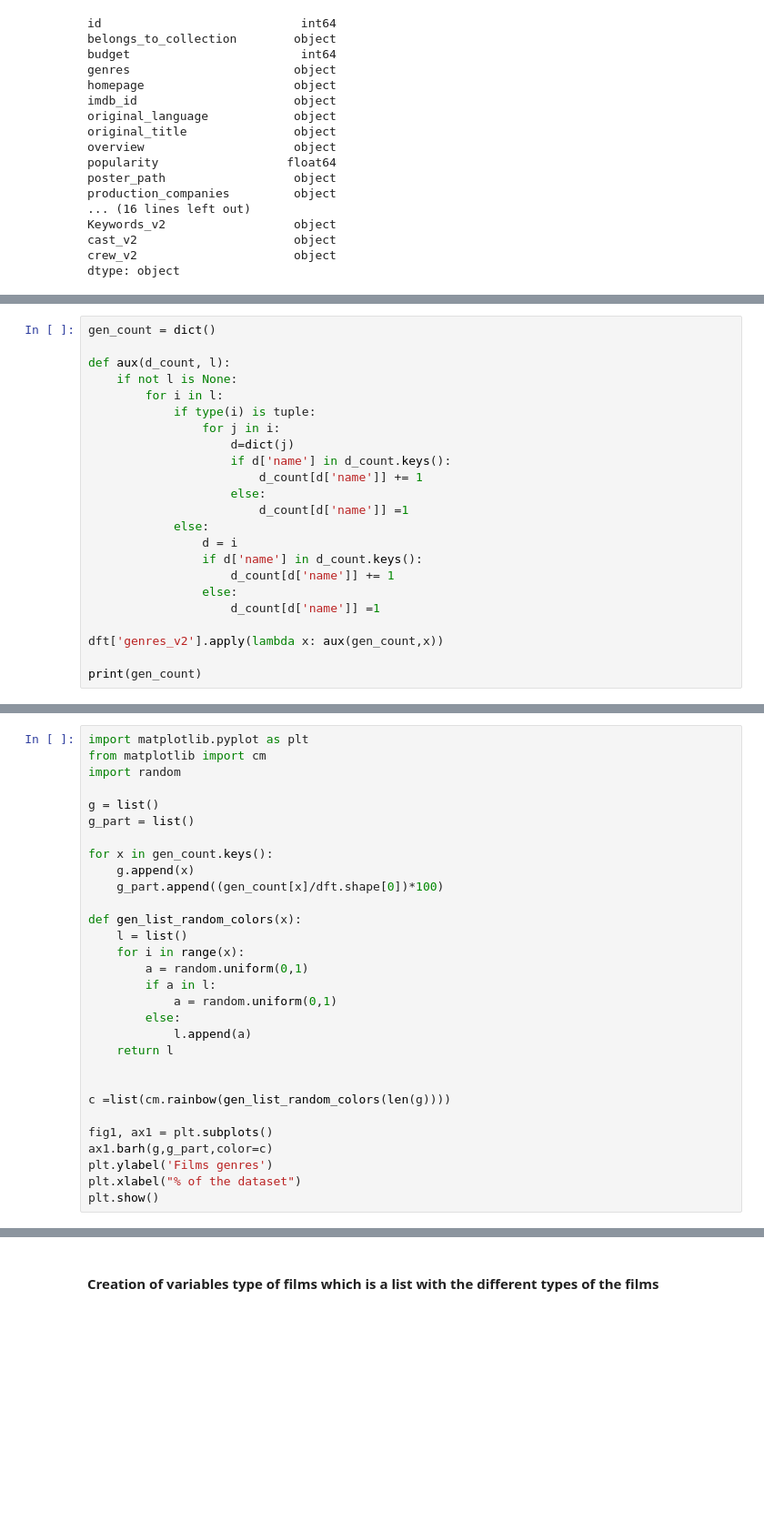
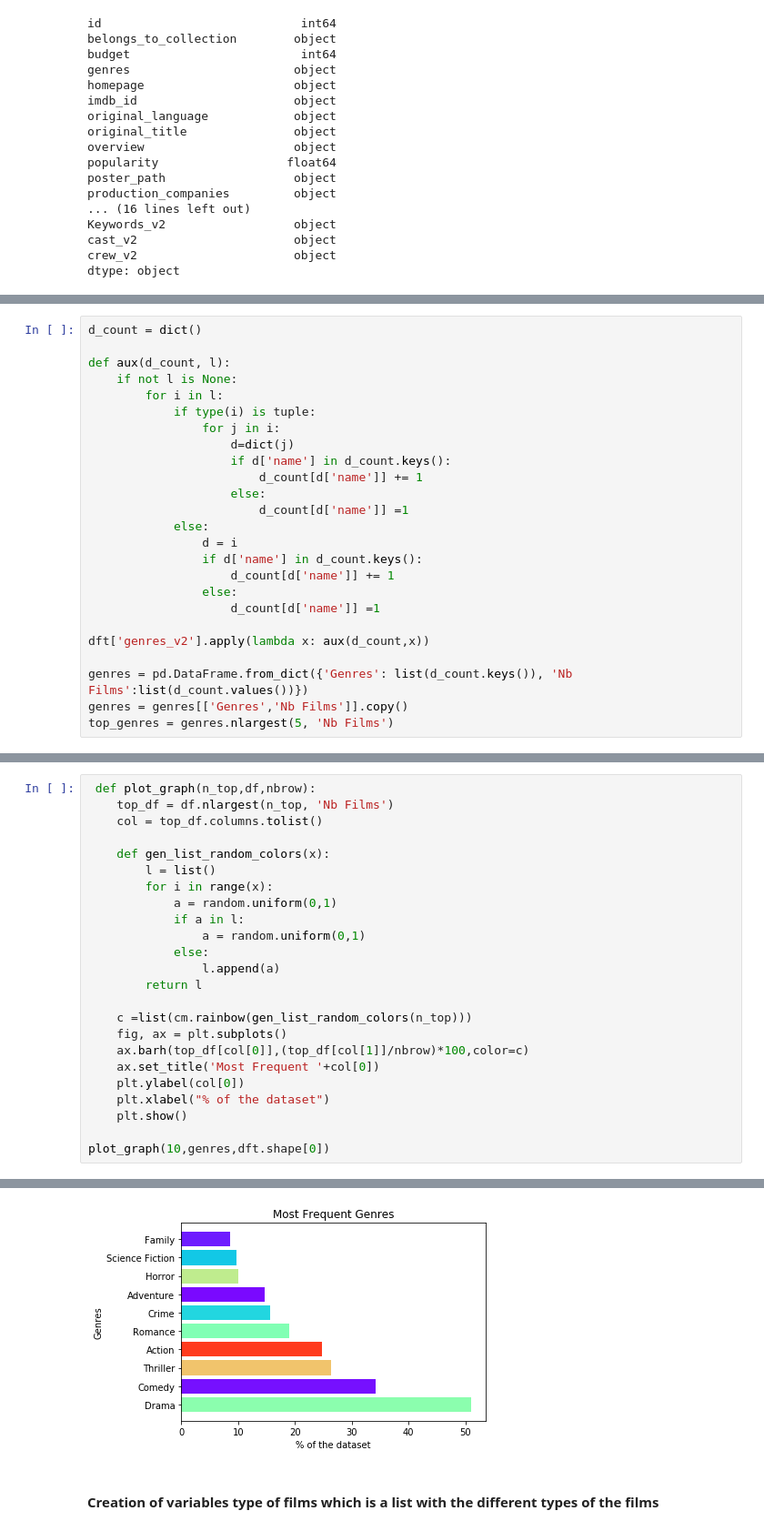
Before and after one commit to wolusien/Kaggle_projects, a Jupyter notebook: BoxOffice/BoxOffice.ipynb, the cells around one changed output, grey strips where cells are left out. Shown at 91% size. Saved outputs shown, nothing was run; the diff lists cells and outputs as text; blank space fills up the shorter version.

```diff
--- a/BoxOffice/BoxOffice.ipynb
+++ b/BoxOffice/BoxOffice.ipynb
@@ -104,5 +131,5 @@ dft.head()
 # %%
-gen_count = dict()
+d_count = dict()
 
 def aux(d_count, l):
     if not l is None:
@@ -121,6 +148,8 @@ def aux(d_count, l):
                 else:
                     d_count[d['name']] =1
 
-dft['genres_v2'].apply(lambda x: aux(gen_count,x))
+dft['genres_v2'].apply(lambda x: aux(d_count,x))
 
-print(gen_count)
+genres = pd.DataFrame.from_dict({'Genres': list(d_count.keys()), 'Nb Films':list(d_count.values())})
+genres = genres[['Genres','Nb Films']].copy()
+top_genres = genres.nlargest(5, 'Nb Films')
@@ -129,31 +156,25 @@ print(gen_count)
 # %%
-import matplotlib.pyplot as plt
-from matplotlib import cm
-import random
+ def plot_graph(n_top,df,nbrow):
+    top_df = df.nlargest(n_top, 'Nb Films')
+    col = top_df.columns.tolist()
 
-g = list()
-g_part = list()
+    def gen_list_random_colors(x):
+        l = list()
+        for i in range(x):
+            a = random.uniform(0,1)
+            if a in l:
+                a = random.uniform(0,1)
+            else:
+                l.append(a)
+        return l
 
-for x in gen_count.keys():
-    g.append(x)
-    g_part.append((gen_count[x]/dft.shape[0])*100)
+    c =list(cm.rainbow(gen_list_random_colors(n_top)))
+    fig, ax = plt.subplots()
+    ax.barh(top_df[col[0]],(top_df[col[1]]/nbrow)*100,color=c)
+    ax.set_title('Most Frequent '+col[0])
+    plt.ylabel(col[0])
+    plt.xlabel("% of the dataset")
+    plt.show()
 
-def gen_list_random_colors(x):
-    l = list()
-    for i in range(x):
-        a = random.uniform(0,1)
-        if a in l:
-            a = random.uniform(0,1)
-        else:
-            l.append(a)
-    return l
-
-
-c =list(cm.rainbow(gen_list_random_colors(len(g))))
-
-fig1, ax1 = plt.subplots()
-ax1.barh(g,g_part,color=c)
-plt.ylabel('Films genres')
-plt.xlabel("% of the dataset")
-plt.show()
+plot_graph(10,genres,dft.shape[0])
 # %% [output]
@@ -161,3 +181,4 @@ plt.show()
+[figure, added]
 # %% [markdown]
 #### Creation of variables type of films which is a list with the different types of the films
 # %%
```
Also changed, not shown: parts of 89 cells of this notebook.
